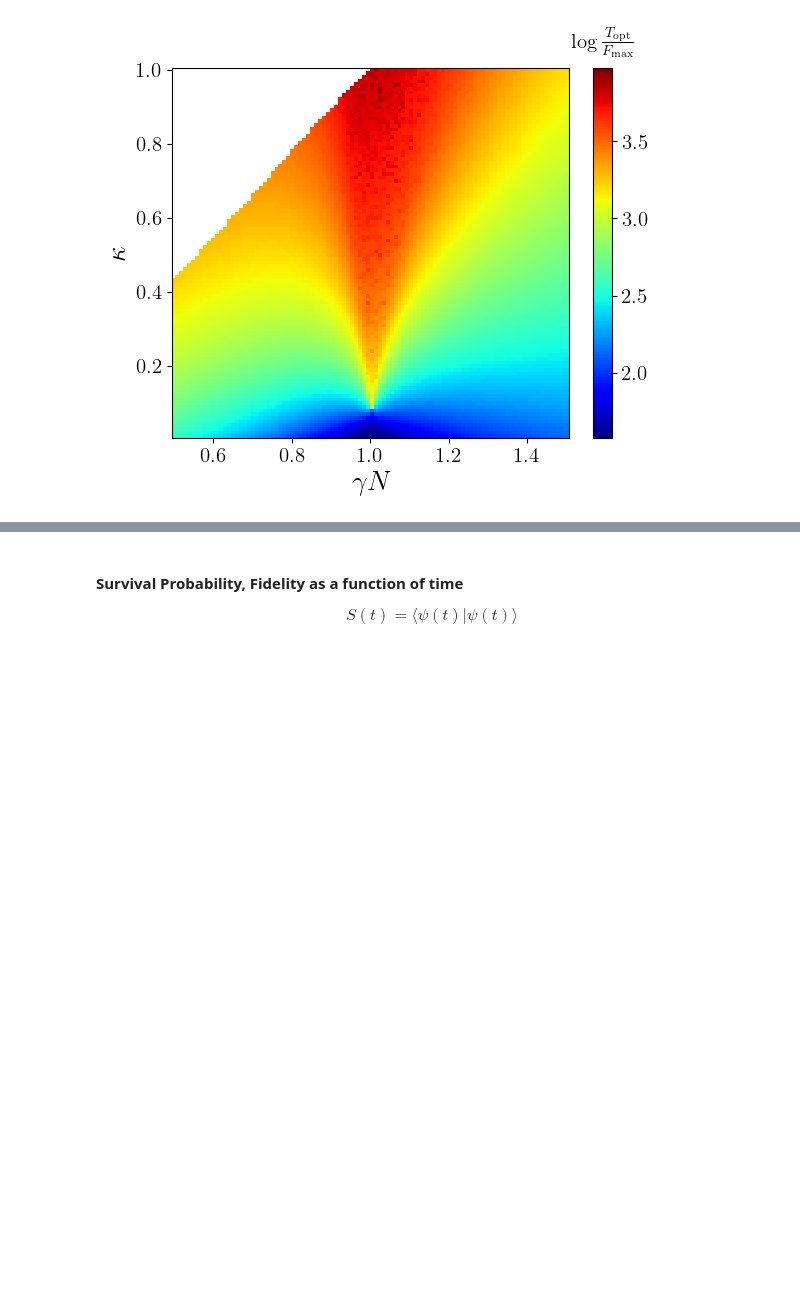
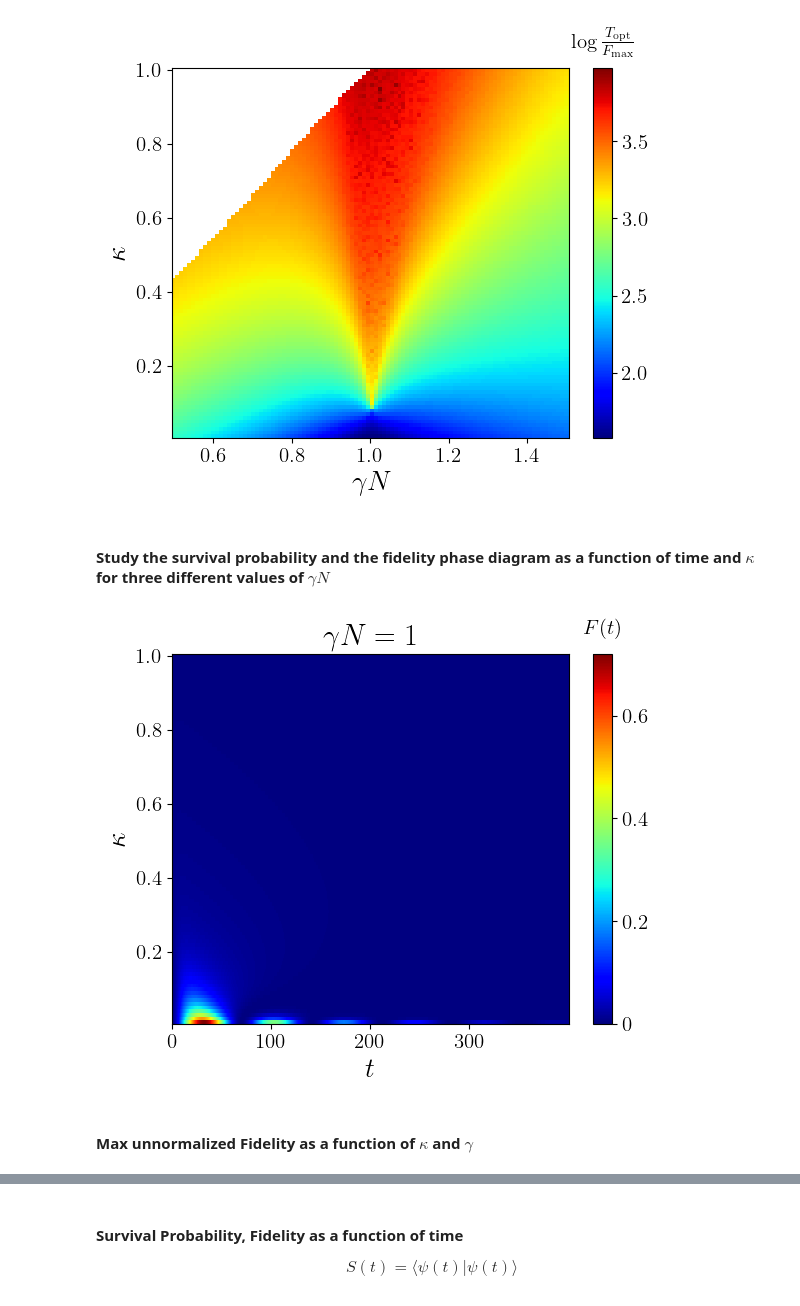
Before and after one commit to sayanr5834/non-Hermitian_QS, a Jupyter notebook: NH_quantum_walker.ipynb, the cells around one changed output, grey strips where cells are left out. Saved outputs shown, nothing was run; the diff lists cells and outputs as text; code cells hidden in the pictures; blank space fills up the shorter version.

Commit message:
added unnormalized f(t)

```diff
--- a/NH_quantum_walker.ipynb
+++ b/NH_quantum_walker.ipynb
@@ -607,3 +666,5 @@ plt.savefig('../Figures/PD_complexity_kappa_0-1.png',bbox_inches = 'tight',dpi =
 plt.show()
 # %% [output]
 [figure]
+# %% [markdown]
+#### Study the survival probability and the fidelity phase diagram as a function of time and $\kappa$ for three different values of $\gamma N$
@@ -609,0 +715,59 @@ plt.show()
+# %%
+kappa = np.linspace(0.01,1,100)
+time = np.arange(m)*dt
+
+x, y = np.meshgrid(time,kappa)
+
+fig, ax = plt.subplots()
+####################
+
+
+#minval = np.min(w_prob[0])
+#maxval = np.max(w_prob[0])
+
+im1 = ax.pcolor(x, y, w_prob[1], cmap='jet')
+
+#im1 = ax.contourf(x, y, f_max, levels=np.linspace(minval, maxval,150), cmap="jet")
+#CS = ax.contour(x, y, f_max,levels = [0.002,0.01,0.015,0.03,0.05,0.1,0.4],colors ='black',linewidths = 0.7)
+###################
+
+
+cbar = fig.colorbar(
+    im1,
+    ax=ax,
+    ticks=[0,0.2,0.4,0.6,0.8,1.0],
+    orientation="vertical"
+)
+cbar.ax.set_yticklabels([0,0.2,0.4,0.6,0.8,1.0])
+cbar.ax.set_title(r'$F(t)$', size = 15,pad = 15)
+
+#manual_locations = [(1,2),(1,2),(1,2),(1,2),(1,2)]
+
+#for level in CS.collections:
+    #for kp,path in reversed(list(enumerate(level.get_paths()))):
+        # go in reversed order due to deletions!
+
+        # include test for "smallness" of your choice here:
+        # I'm using a simple estimation for the diameter based on the
+        #    x and y diameter...
+        #verts = path.vertices # (N,2)-shape array of contour line coordinates
+        #diameter = np.max(verts.max(axis=0) - verts.min(axis=0))
+        #print(diameter)
+
+        #if diameter < 0.15: # threshold to be refined for your actual dimensions!
+            #if remove_next:
+                #del(level.get_paths()[kp])  # no remove() for Path objects:(
+            #remove_next = not remove_next  # Toggle the flag
+
+#plt.clabel(CS, inline=True, fontsize=10)
+
+plt.xlabel(r'$t$',size = 20)
+plt.ylabel(r'$\kappa$',size = 20)
+plt.gcf().canvas.draw()
+plt.title(r'$\gamma N = 1$')
+plt.savefig('../Figures/Phase_Diagram/PD_f_t_kappa_0-1_gammaN_1.png',bbox_inches = 'tight',dpi =600)
+plt.show()
+# %% [output]
+[figure, added]
+# %% [markdown]
+#### Max unnormalized Fidelity as a function of $\kappa$ and $\gamma$
```
Also changed, not shown: parts of 7 cells of this notebook.
